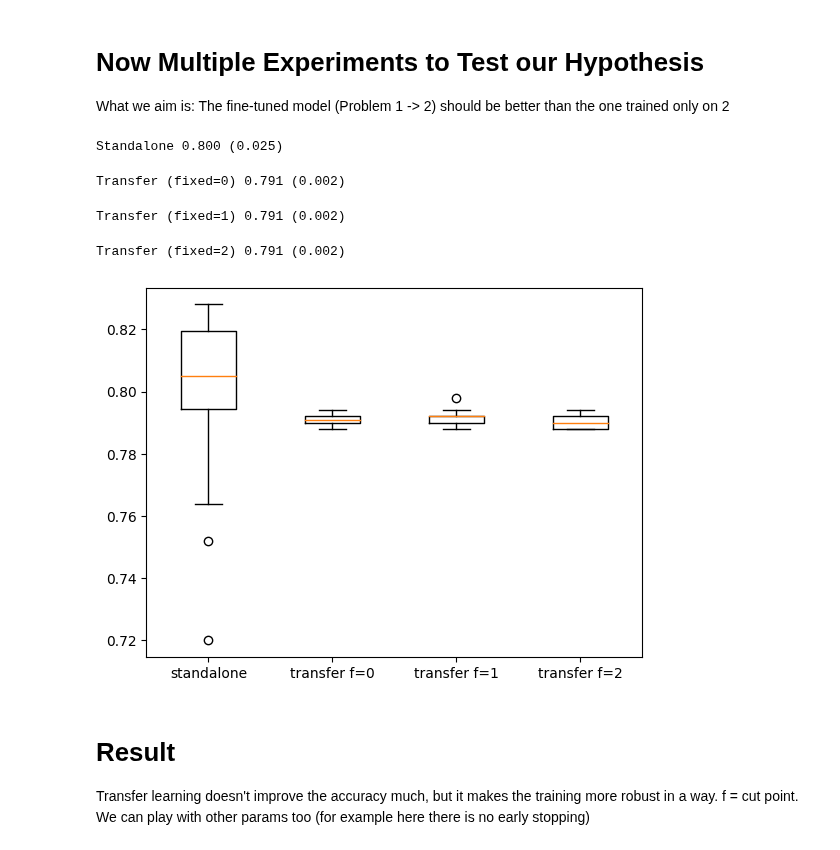
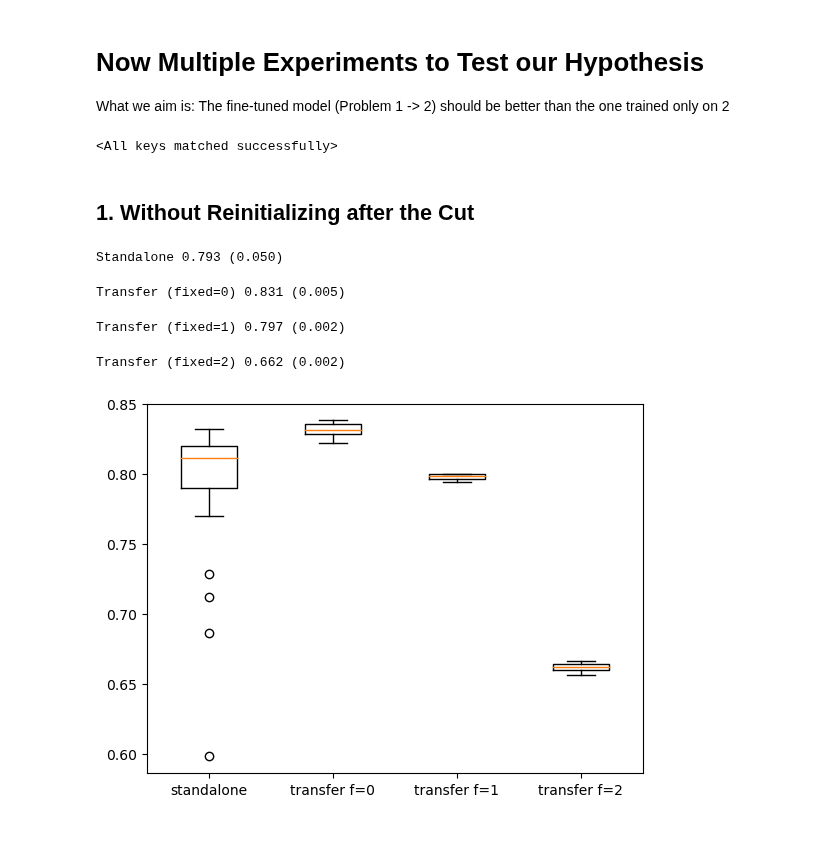
Before and after one commit to tusharmanekar/mp-tl-study, a Jupyter notebook: dummy_classification_transfer_learning/dummy_example_blobs.ipynb, the cells around one changed output. Drawn from its saved outputs; the diff is of its cells as text; code cells hidden in the pictures.

Commit message:
script to save all the plots etc is ready

```diff
--- a/dummy_classification_transfer_learning/dummy_example_blobs.ipynb
+++ b/dummy_classification_transfer_learning/dummy_example_blobs.ipynb
@@ -129,15 +139,10 @@ def plot_layer_effective_ranks(model):
 # -------------------------------------- MODEL FUNCTIONS --------------------------------------------
 # define and fit model on a training dataset
 def fit_model(train_loader, test_loader, verbose=False):
-    # define model
-    device = torch.device("cuda" if torch.cuda.is_available() else "cpu")
-    params = dict(device=device,
-        width=5, lr=0.005, num_train=100,
-        sb=0.05, depth=3, sw=1.7346938775510203, early_stop_patience = None, activation_function='relu')
     # Create DNN model
     input_dim = 2  # 2D data points
     output_dim = 3  # Number of classes
-    model = generate_fc_dnn(input_dim, output_dim, params, gaussian_init=False, activation_function=nn.ReLU)
+    model = generate_fc_dnn(input_dim, output_dim, params, gaussian_init=not params['default_init'], activation_function=nn.ReLU)
 
     # train
     # Create a 'Namespace' to supply to the training function (to comply with your function's requirements)
@@ -151,11 +156,6 @@ def fit_model(train_loader, test_loader, verbose=False):
 
 def fine_tune_model(pretrained_model, train_loader, test_loader, verbose=False):
     model = copy.deepcopy(pretrained_model)
-    # define model
-    device = torch.device("cuda" if torch.cuda.is_available() else "cpu")
-    params = dict(device=device,
-        width=5, lr=0.005, num_train=100,
-        sb=0.05, depth=3, sw=1.7346938775510203, early_stop_patience = None, activation_function='relu')
     # train
     # Create a 'Namespace' to supply to the training function (to comply with your function's requirements)
     dataset_namespace = SimpleNamespace(train_loader=train_loader, test_loader=test_loader, val_loader=test_loader)
@@ -198,23 +198,26 @@ def eval(model, device, dataset_loader, debug=False):
 # --------------------------------------- EXPERIMENTS -----------------------------------------------------
 # repeatedly train (or fine-tune) and evaluate the trained (or fine-tuned) model
 # also if we are fine-tuning, freeze the first cut_point layers
-def eval_multiple_experiments(train_loader, test_loader, n_repeats, pretrained_model=None, cut_point=0, debug=False):
+def eval_multiple_experiments(train_loader, test_loader, n_repeats, pretrained_model=None, cut_point=0, reinitialize=False, debug=False):
     device = torch.device("cuda" if torch.cuda.is_available() else "cpu")
     scores = list()
     for _ in tqdm(range(n_repeats)):
 		# define and fit a new model on the train dataset
         if pretrained_model:
-            model = fine_tune_model(pretrained_model, train_loader, test_loader)
-            layers = list(model.children())
-            for i in range(cut_point):
-                for param in layers[2*i].parameters():
-                    param.requires_grad = False
+            model = cut_model(pretrained_model, sw = 1, sb = 1, cut_point=cut_point, freeze=True, reinitialize=reinitialize, gaussian_init=not params['default_init'])
+            model = fine_tune_model(model, train_loader, test_loader)
         else:
             model = fit_model(train_loader, test_loader)
 		# evaluate model on test dataset
         test_acc = eval(model, device, test_loader, debug)
         scores.append(test_acc)
     return scores
+# %%
+device = torch.device("cuda" if torch.cuda.is_available() else "cpu")
+params = dict(device=device,
+    width=5, lr=0.005, num_train=100,
+    sb=0.05, depth=3, sw=1.7346938775510203, early_stop_patience = 20, activation_function='relu',
+    freeze=True, reinitialize=False, default_init=True)
 # %% [markdown]
 # Generate Data for Problems 1 and 2: Pretrain on 1 and Fine-tune on 2
 # %%
@@ -331,36 +330,43 @@ plot_decision_boundary(fine_tuned_model, test_loader.dataset.tensors[0], test_lo
 # %% [markdown]
 # Now Multiple Experiments to Test our Hypothesis
 What we aim is: The fine-tuned model (Problem 1 -> 2) should be better than the one trained only on 2
+# %%
+input_dim = 2  # 2D data points
+output_dim = 3  # Number of classes
+pretrained_model = generate_fc_dnn(input_dim, output_dim, params, gaussian_init=not params['default_init'], activation_function=nn.ReLU)
+checkpoint = torch.load(os.path.join(os.getcwd(), "../../models/dummy_blobs/pretrained.pth"))
+pretrained_model.load_state_dict(checkpoint)
+# %% [output]
+<All keys matched successfully>
+# %% [markdown]
+## 1. Without Reinitializing after the Cut
 # %%
 # prepare data for problem 2
 X, y = samples_for_seed(2)
 train_loader, test_loader = prep_samples(X, y)
 n_repeats = 30
 dists, dist_labels = list(), list()
 
 # repeated evaluation of standalone model
 standalone_scores = eval_multiple_experiments(train_loader, test_loader, n_repeats)
 print('Standalone %.3f (%.3f)' % (np.mean(standalone_scores), np.std(standalone_scores)))
 dists.append(standalone_scores)
 dist_labels.append('standalone')
 
 # repeated evaluation of transfer learning model, vary fixed layers
 n_fixed = 3
 for i in range(n_fixed):
-	scores = eval_multiple_experiments(train_loader, test_loader, n_repeats, pretrained_model=pretrained_model, cut_point=i)
+	scores = eval_multiple_experiments(train_loader, test_loader, n_repeats, pretrained_model=pretrained_model, cut_point=i, reinitialize=False)
 	print('Transfer (fixed=%d) %.3f (%.3f)' % (i, np.mean(scores), np.std(scores)))
 	dists.append(scores)
 	dist_labels.append('transfer f='+str(i))
 
 # box and whisker plot of score distributions
 pyplot.boxplot(dists, labels=dist_labels)
 pyplot.show()
 # %% [output]
-Standalone 0.800 (0.025)
+Standalone 0.793 (0.050)
-Transfer (fixed=0) 0.791 (0.002)
+Transfer (fixed=0) 0.831 (0.005)
-Transfer (fixed=1) 0.791 (0.002)
+Transfer (fixed=1) 0.797 (0.002)
-Transfer (fixed=2) 0.791 (0.002)
+Transfer (fixed=2) 0.662 (0.002)
-[figure, old version]
+[figure, new version]
-# %% [markdown]
-# Result
-Transfer learning doesn't improve the accuracy much, but it makes the training more robust in a way. f = cut point. We can play with other params too (for example here there is no early stopping)
```
Also changed, not shown: parts of 17 cells of this notebook, 5 other files.
